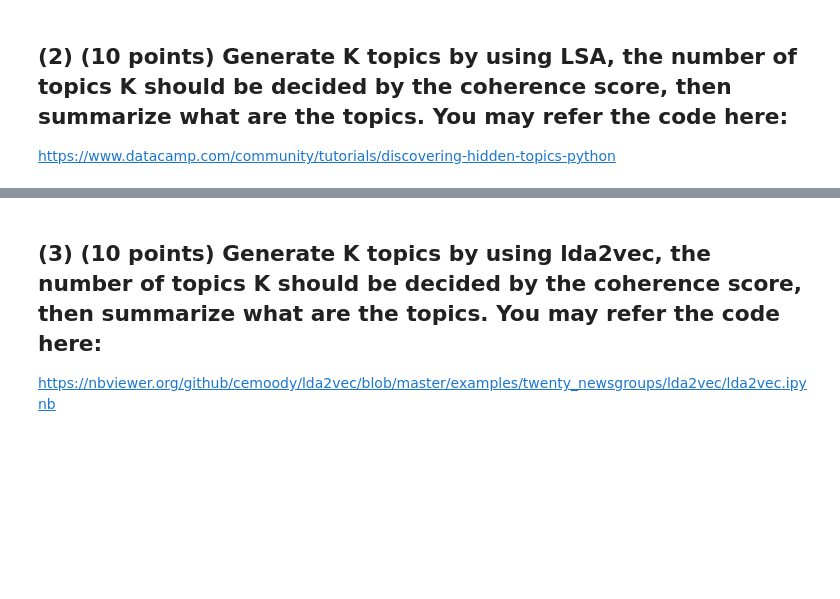
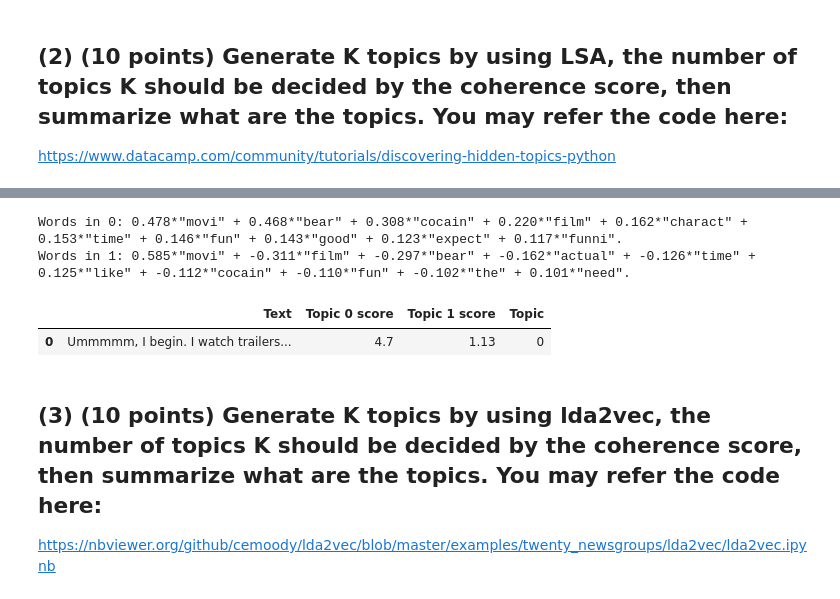
Before and after one commit to ManishaLokasani/Manisha_INFO5731_Spring2023, a Jupyter notebook: In_class_exercise_04_03282023.ipynb, the cells around one changed output, grey strips where cells are left out. Drawn from its saved outputs; the diff is of its cells as text; code cells hidden in the pictures; blank space fills up the shorter version.

```diff
--- a/In_class_exercise_04_03282023.ipynb
+++ b/In_class_exercise_04_03282023.ipynb
@@ -359,10 +361,0 @@ df.head()
-# %%
-import re
-# Remove punctuation
-df['user_reviews_processed'] = \
-df['user_reviews'].map(lambda x: re.sub('[,\.!?]', '', x))
-# Convert the titles to lowercase
-df['user_reviews_processed'] = \
-df['user_reviews_processed'].map(lambda x: x.lower())
-# Print out the first rows
-df['user_reviews_processed'].head()
@@ -460,3 +384,30 @@ pyLDAvis.display(LDAvis_prepared)
+# %%
+# perform SVD on the bag of words with the LsiModel to extract 2 topics
+lsi = LsiModel(bow, num_topics=2, id2word=dictionary)
+# %%
+for topic_num, words in lsi.print_topics(num_words=10):
+    print('Words in {}: {}.'.format(topic_num, words))
+# %% [output]
+Words in 0: 0.478*"movi" + 0.468*"bear" + 0.308*"cocain" + 0.220*"film" + 0.162*"charact" + 0.153*"time" + 0.146*"fun" + 0.143*"good" + 0.123*"expect" + 0.117*"funni".
+Words in 1: 0.585*"movi" + -0.311*"film" + -0.297*"bear" + -0.162*"actual" + -0.126*"time" + 0.125*"like" + -0.112*"cocain" + -0.110*"fun" + -0.102*"the" + 0.101*"need".
+# %%
+corpus_lsi = lsi[bow]
+score1 = []
+score2 = []
+for doc in corpus_lsi:
+    score1.append(round(doc[0][1],2))
+    score2.append(round(doc[1][1],2))
+
+# create data frame that shows scores assigned for both topics for each review
+df_topic = pd.DataFrame()
+df_topic['Text'] = df['user_reviews']
+df_topic['Topic 0 score'] = score1
+df_topic['Topic 1 score'] = score2
+df_topic['Topic']= df_topic[['Topic 0 score', 'Topic 1 score']].apply(lambda x: x.argmax(), axis=1)
+df_topic.head(1)
+# %% [output]
+|  | Text | Topic 0 score | Topic 1 score | Topic |
+| 0 | Ummmmm, I begin. I watch trailers... | 4.7 | 1.13 | 0 |
 # %% [markdown]
 ## (3) (10 points) Generate K topics by using  lda2vec, the number of topics K should be decided by the coherence score, then summarize what are the topics. You may refer the code here:
 
```
Also changed, not shown: parts of 10 cells of this notebook.
